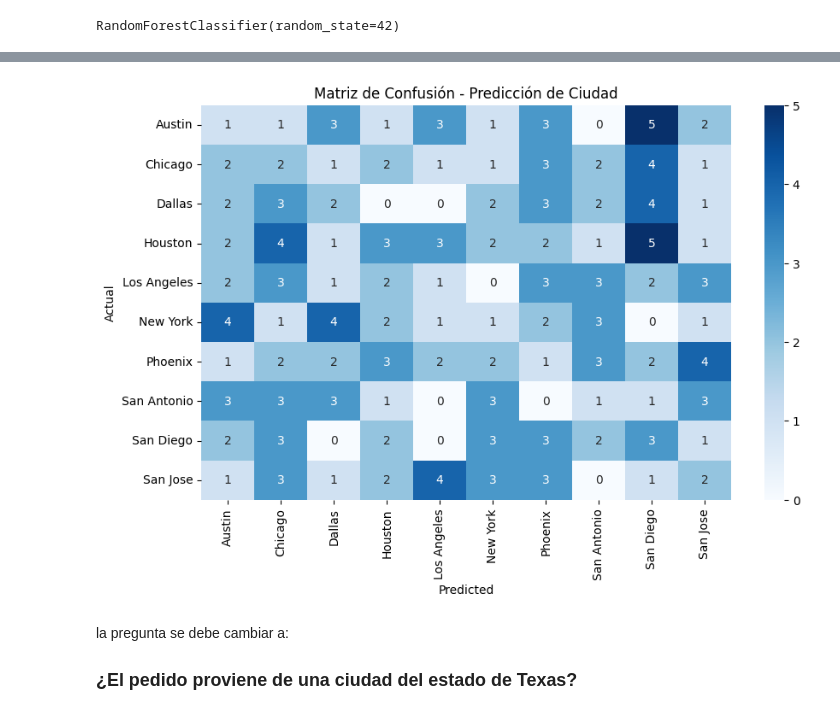
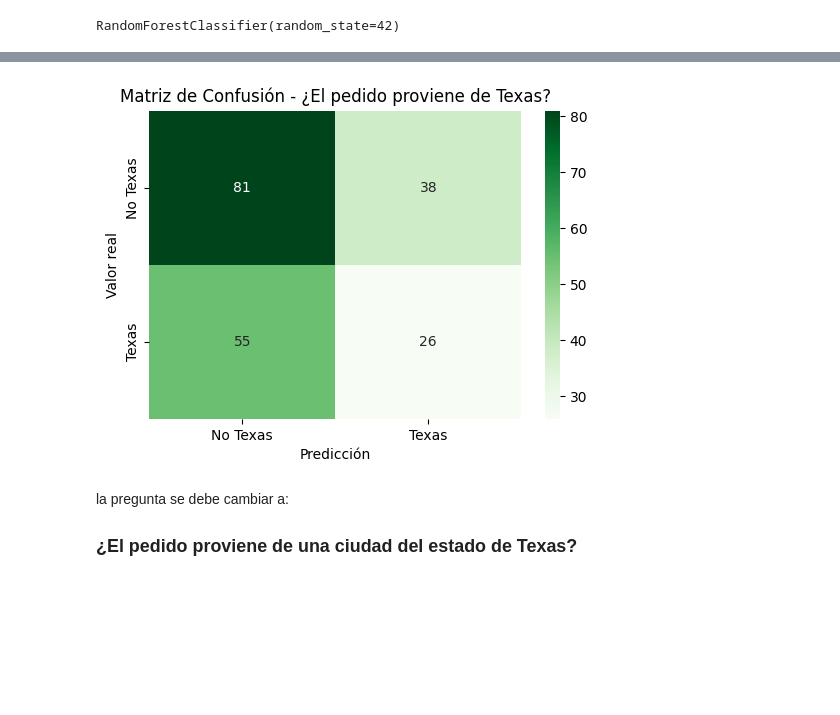
Before and after one commit to buitrekommando/mineriaAIEP_02, a Jupyter notebook: notebooks/gisse_2.ipynb, the cells around one changed output, grey strips where cells are left out. Saved outputs shown, nothing was run; the diff lists cells and outputs as text; code cells hidden in the pictures; blank space fills up the shorter version.

```diff
--- a/notebooks/gisse_2.ipynb
+++ b/notebooks/gisse_2.ipynb
@@ -23,5 +25,10 @@ df = pd.read_csv("../dataset/taco_sales_2024-2025.csv")
 # %%
 # 3. Seleccionar variables
-features = ['Taco Type', 'Taco Size', 'Toppings Count', 'Price ($)', 'Tip ($)', 'Weekend Order']
-X = df[features]
-y = df['Location']
+features = [
+    'Taco Type', 'Taco Size', 'Toppings Count',
+    'Price ($)', 'Tip ($)', 'Weekend Order',
+    'Distance (km)', 'Delivery Duration (min)'
+]
+
+X = df[features].copy()
+y = df['Is_Texas']
@@ -39,6 +65,6 @@ y_encoded = le_location.fit_transform(y)
 # %%
 # 5. Dividir en entrenamiento y prueba
-X_train, X_test, y_train, y_test = train_test_split(X, y_encoded, test_size=0.2, random_state=42)
+X_train, X_test, y_train, y_test = train_test_split(X, y, test_size=0.2, random_state=42)
 # %%
 # 6. Entrenar modelo Random Forest
 model = RandomForestClassifier(n_estimators=100, random_state=42)
@@ -74,14 +92,14 @@ weighted avg       0.09      0.09      0.08       200
 # %%
 # 9. Matriz de confusión
-plt.figure(figsize=(10,6))
-cm = confusion_matrix(y_test, y_pred)
-sns.heatmap(cm, annot=True, fmt='d', xticklabels=le_location.classes_, yticklabels=le_location.classes_, cmap='Blues')
-plt.xlabel('Predicted')
-plt.ylabel('Actual')
-plt.title('Matriz de Confusión - Predicción de Ciudad')
+plt.figure(figsize=(6,4))
+sns.heatmap(confusion_matrix(y_test, y_pred), annot=True, fmt='d', cmap='Greens',
+            xticklabels=['No Texas', 'Texas'], yticklabels=['No Texas', 'Texas'])
+plt.xlabel('Predicción')
+plt.ylabel('Valor real')
+plt.title('Matriz de Confusión - ¿El pedido proviene de Texas?')
 plt.show()
 # %% [output]
-[figure, old version]
+[figure, new version]
 # %% [markdown]
 la pregunta se debe cambiar a:
 ### ¿El pedido proviene de una ciudad del estado de Texas?
```
Also changed, not shown: parts of 4 cells of this notebook.
